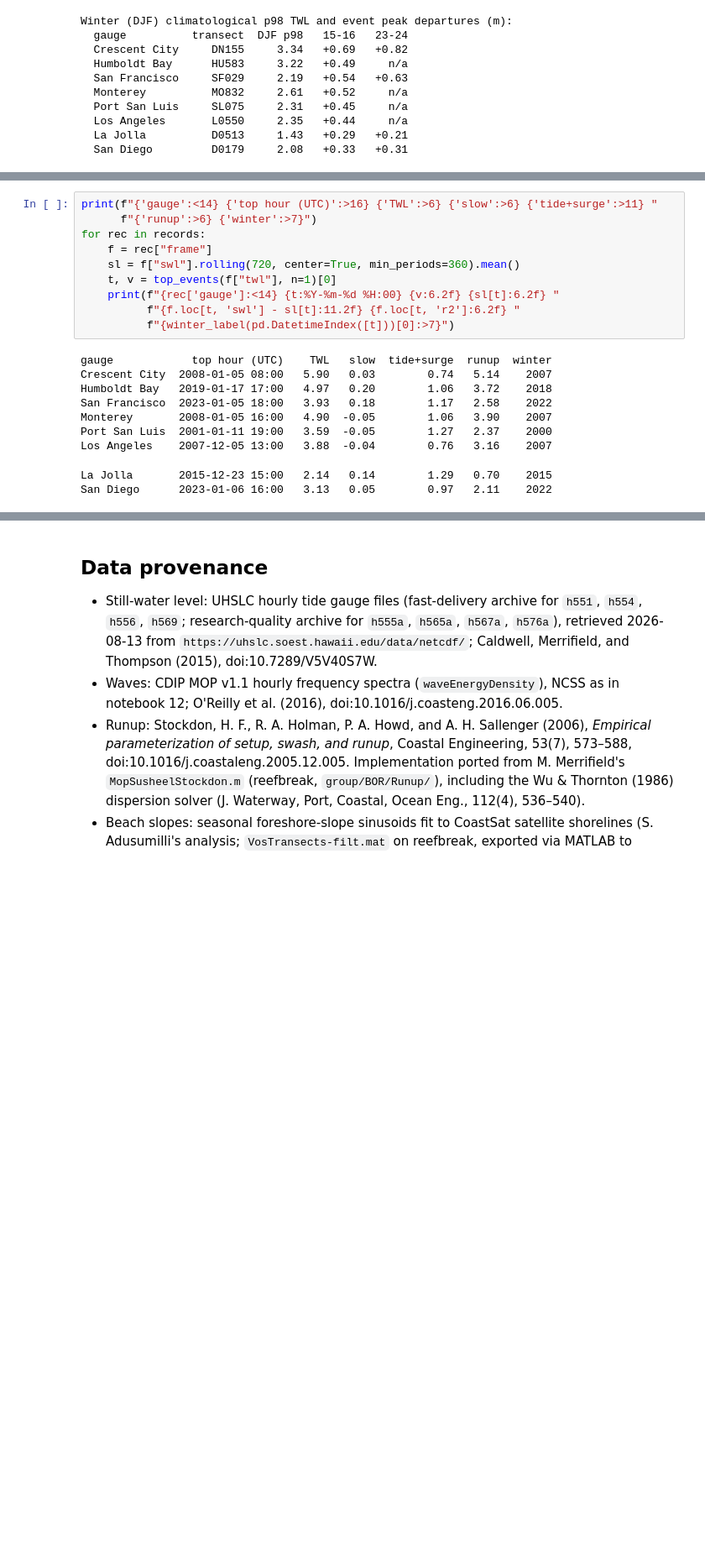
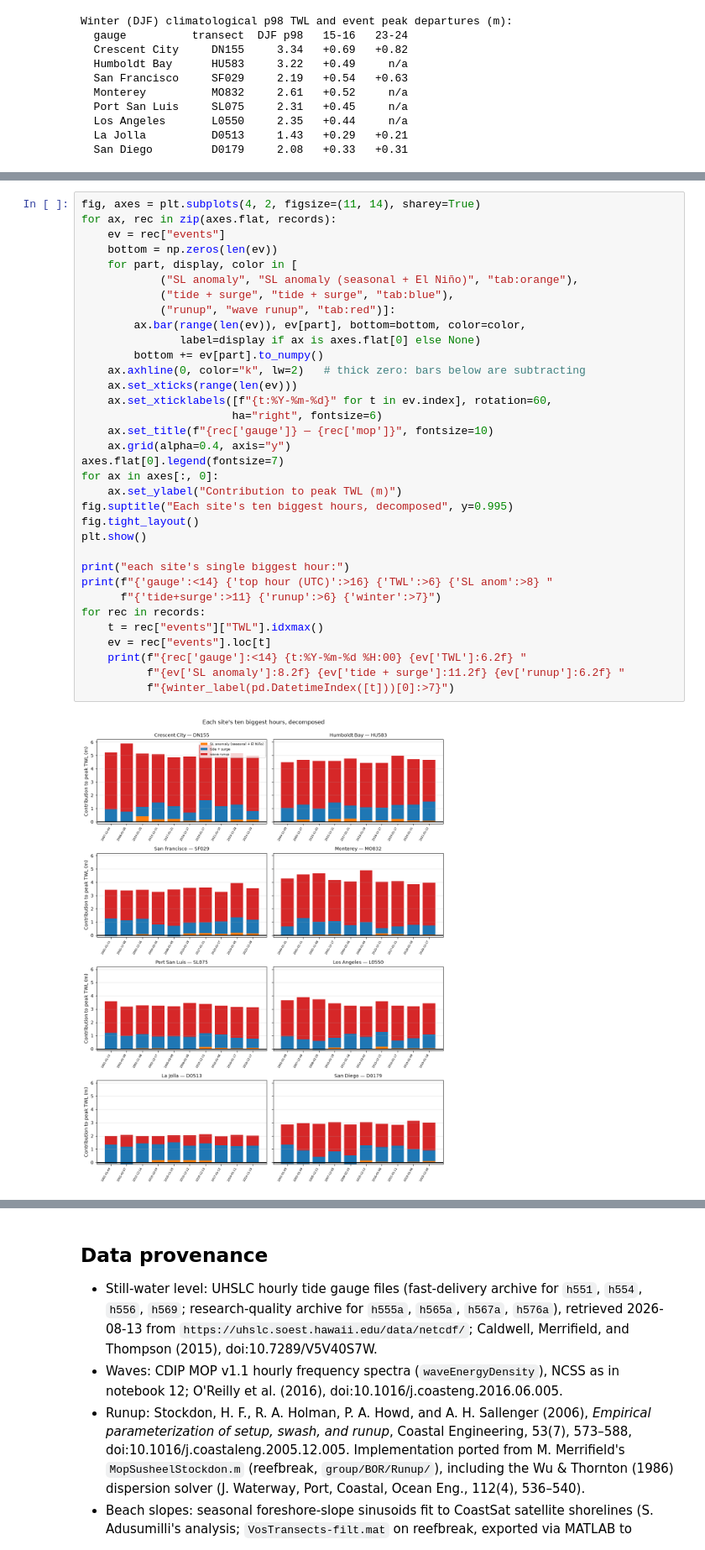
Before and after one commit to holdenlesliebole/climate-data-foundations, a Jupyter notebook: reference/13_el_nino_total_water_level_complete.ipynb, the cells around one changed output, grey strips where cells are left out. Shown at 84% size. Cells and saved outputs as stored; diff of their text form; blank space fills up the shorter version.

```diff
--- a/reference/13_el_nino_total_water_level_complete.ipynb
+++ b/reference/13_el_nino_total_water_level_complete.ipynb
@@ -539,20 +543,36 @@ substantial (an El Niño fingerprint) even where runup dominates the total.
-# %%
-print(f"{'gauge':<14} {'top hour (UTC)':>16} {'TWL':>6} {'slow':>6} {'tide+surge':>11} "
-      f"{'runup':>6} {'winter':>7}")
-for rec in records:
-    f = rec["frame"]
-    sl = f["swl"].rolling(720, center=True, min_periods=360).mean()
-    t, v = top_events(f["twl"], n=1)[0]
-    print(f"{rec['gauge']:<14} {t:%Y-%m-%d %H:00} {v:6.2f} {sl[t]:6.2f} "
-          f"{f.loc[t, 'swl'] - sl[t]:11.2f} {f.loc[t, 'r2']:6.2f} "
-          f"{winter_label(pd.DatetimeIndex([t]))[0]:>7}")
-# %% [output]
-gauge            top hour (UTC)    TWL   slow  tide+surge  runup  winter
-Crescent City  2008-01-05 08:00   5.90   0.03        0.74   5.14    2007
-Humboldt Bay   2019-01-17 17:00   4.97   0.20        1.06   3.72    2018
-San Francisco  2023-01-05 18:00   3.93   0.18        1.17   2.58    2022
-Monterey       2008-01-05 16:00   4.90  -0.05        1.06   3.90    2007
-Port San Luis  2001-01-11 19:00   3.59  -0.05        1.27   2.37    2000
-Los Angeles    2007-12-05 13:00   3.88  -0.04        0.76   3.16    2007
-La Jolla       2015-12-23 15:00   2.14   0.14        1.29   0.70    2015
-San Diego      2023-01-06 16:00   3.13   0.05        0.97   2.11    2022
+# %%
+fig, axes = plt.subplots(4, 2, figsize=(11, 14), sharey=True)
+for ax, rec in zip(axes.flat, records):
+    ev = rec["events"]
+    bottom = np.zeros(len(ev))
+    for part, display, color in [
+            ("SL anomaly", "SL anomaly (seasonal + El Niño)", "tab:orange"),
+            ("tide + surge", "tide + surge", "tab:blue"),
+            ("runup", "wave runup", "tab:red")]:
+        ax.bar(range(len(ev)), ev[part], bottom=bottom, color=color,
+               label=display if ax is axes.flat[0] else None)
+        bottom += ev[part].to_numpy()
+    ax.axhline(0, color="k", lw=2)   # thick zero: bars below are subtracting
+    ax.set_xticks(range(len(ev)))
+    ax.set_xticklabels([f"{t:%Y-%m-%d}" for t in ev.index], rotation=60,
+                       ha="right", fontsize=6)
+    ax.set_title(f"{rec['gauge']} — {rec['mop']}", fontsize=10)
+    ax.grid(alpha=0.4, axis="y")
+axes.flat[0].legend(fontsize=7)
+for ax in axes[:, 0]:
+    ax.set_ylabel("Contribution to peak TWL (m)")
+fig.suptitle("Each site's ten biggest hours, decomposed", y=0.995)
+fig.tight_layout()
+plt.show()
+
+print("each site's single biggest hour:")
+print(f"{'gauge':<14} {'top hour (UTC)':>16} {'TWL':>6} {'SL anom':>8} "
+      f"{'tide+surge':>11} {'runup':>6} {'winter':>7}")
+for rec in records:
+    t = rec["events"]["TWL"].idxmax()
+    ev = rec["events"].loc[t]
+    print(f"{rec['gauge']:<14} {t:%Y-%m-%d %H:00} {ev['TWL']:6.2f} "
+          f"{ev['SL anomaly']:8.2f} {ev['tide + surge']:11.2f} {ev['runup']:6.2f} "
+          f"{winter_label(pd.DatetimeIndex([t]))[0]:>7}")
+# %% [output]
+[figure, added]
```
Also changed, not shown: parts of 13 cells of this notebook, 3 other files.
